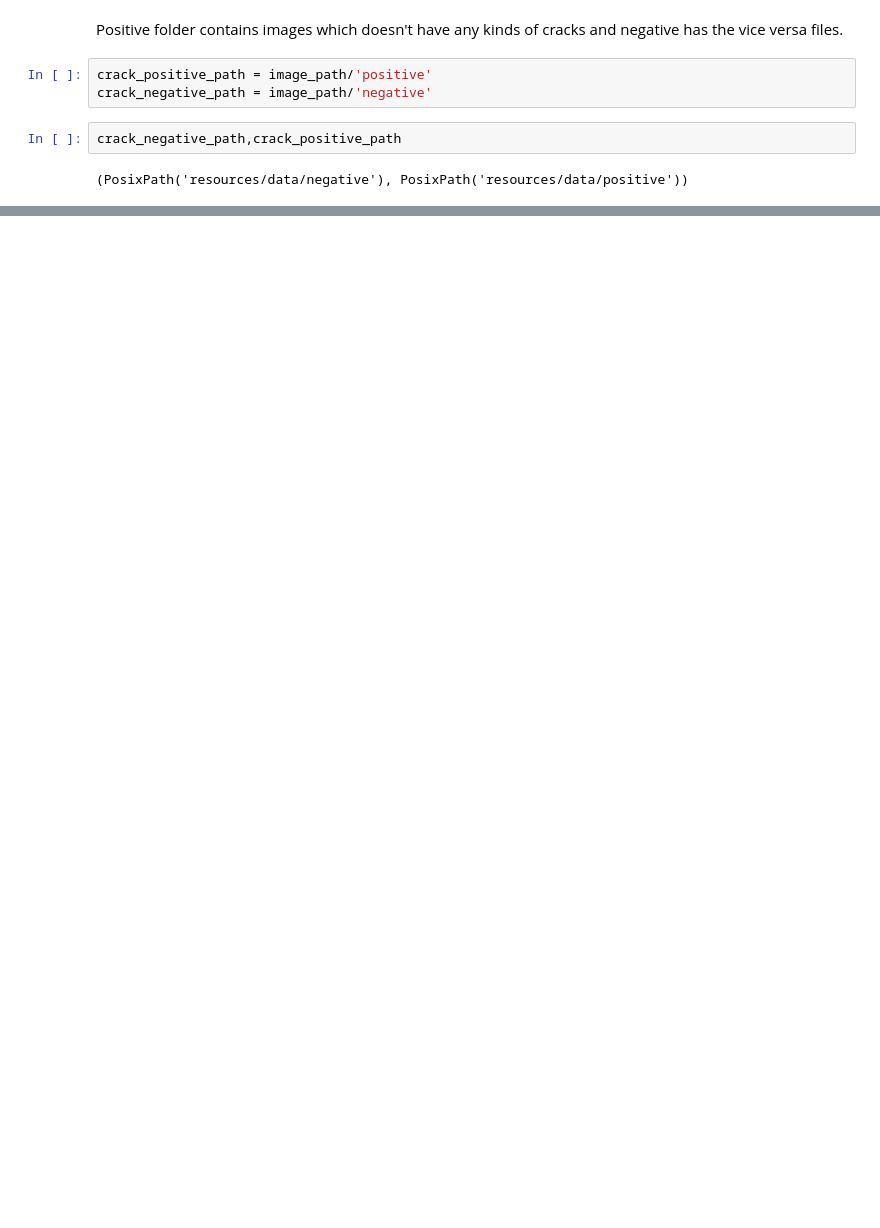
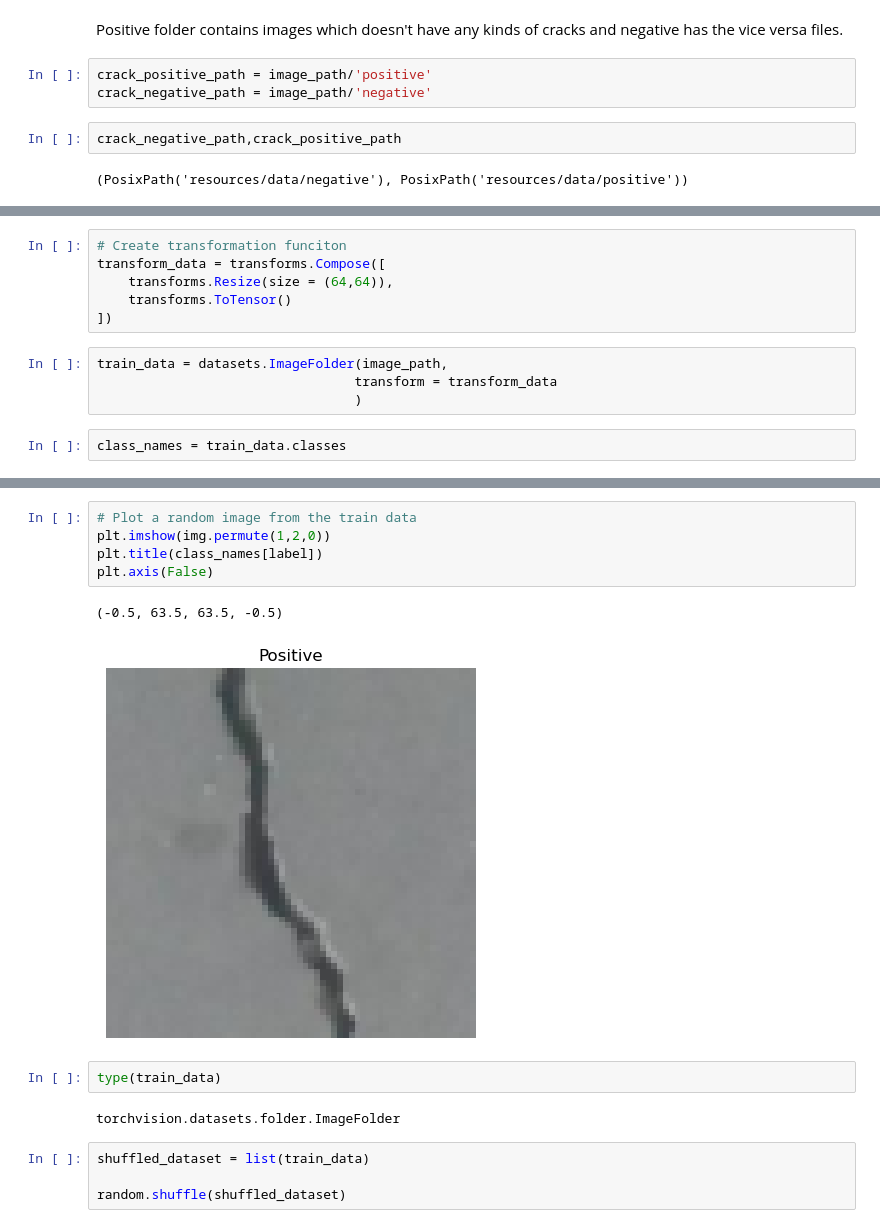
Before and after one commit to Tinonturja/Detecting-Crack-Image-Classification-Project-, a Jupyter notebook: Dataset.ipynb, the cells around one changed output, grey strips where cells are left out. Saved outputs shown, nothing was run; the diff lists cells and outputs as text; blank space fills up the shorter version.

Commit message:
Creating Dataset in two ways

```diff
--- a/Dataset.ipynb
+++ b/Dataset.ipynb
@@ -104,0 +118,12 @@ for idx,img in enumerate(rand_imgs):
+# %%
+# Create transformation funciton
+transform_data = transforms.Compose([
+    transforms.Resize(size = (64,64)),
+    transforms.ToTensor()
+])
+# %%
+train_data = datasets.ImageFolder(image_path,
+                                 transform = transform_data
+                                 )
+# %%
+class_names = train_data.classes
@@ -104,0 +139,16 @@ for idx,img in enumerate(rand_imgs):
+# %%
+# Plot a random image from the train data
+plt.imshow(img.permute(1,2,0))
+plt.title(class_names[label])
+plt.axis(False)
+# %% [output]
+(-0.5, 63.5, 63.5, -0.5)
+[figure, added]
+# %%
+type(train_data)
+# %% [output]
+torchvision.datasets.folder.ImageFolder
+# %%
+shuffled_dataset = list(train_data)
+
+random.shuffle(shuffled_dataset)
```
Also changed, not shown: parts of 12 cells of this notebook, 1 other file.
